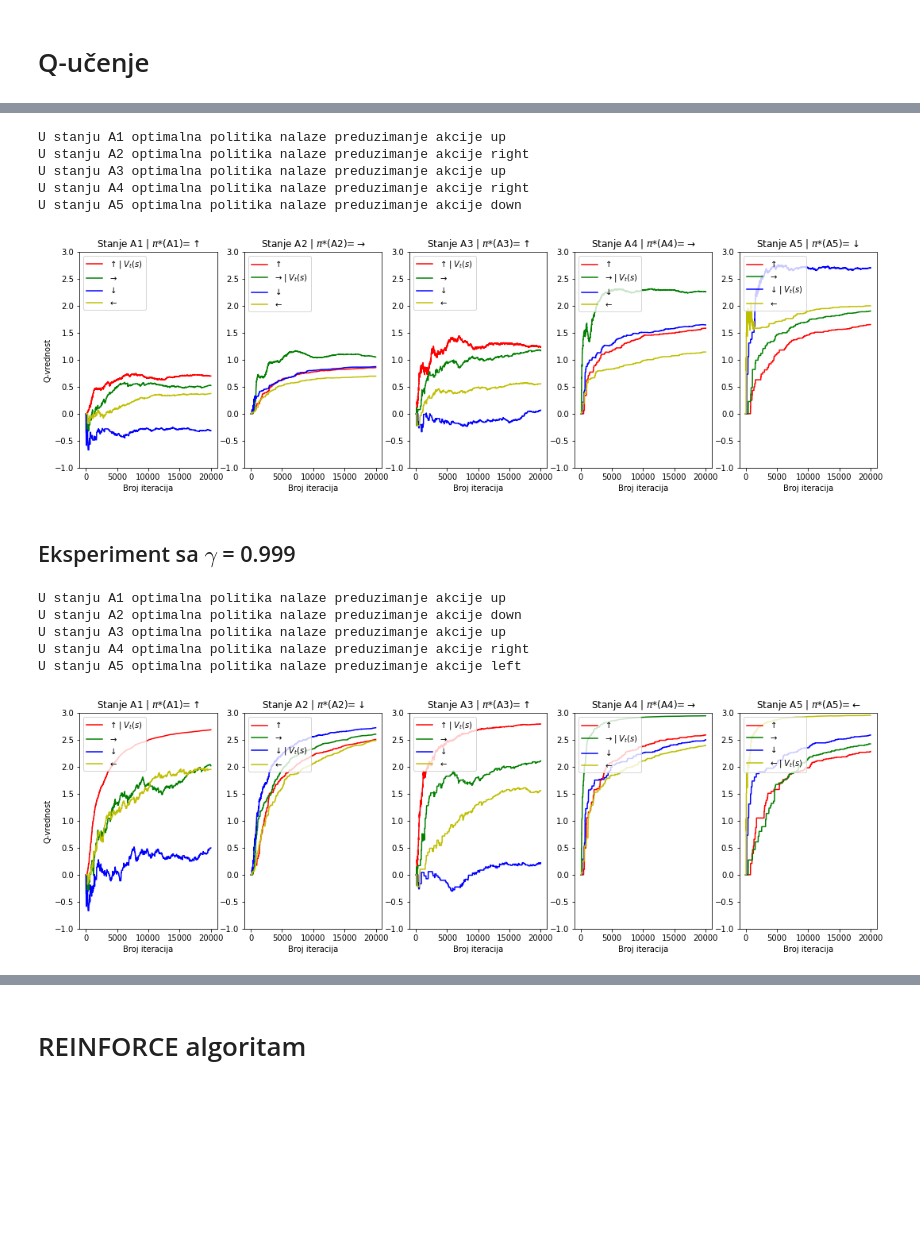
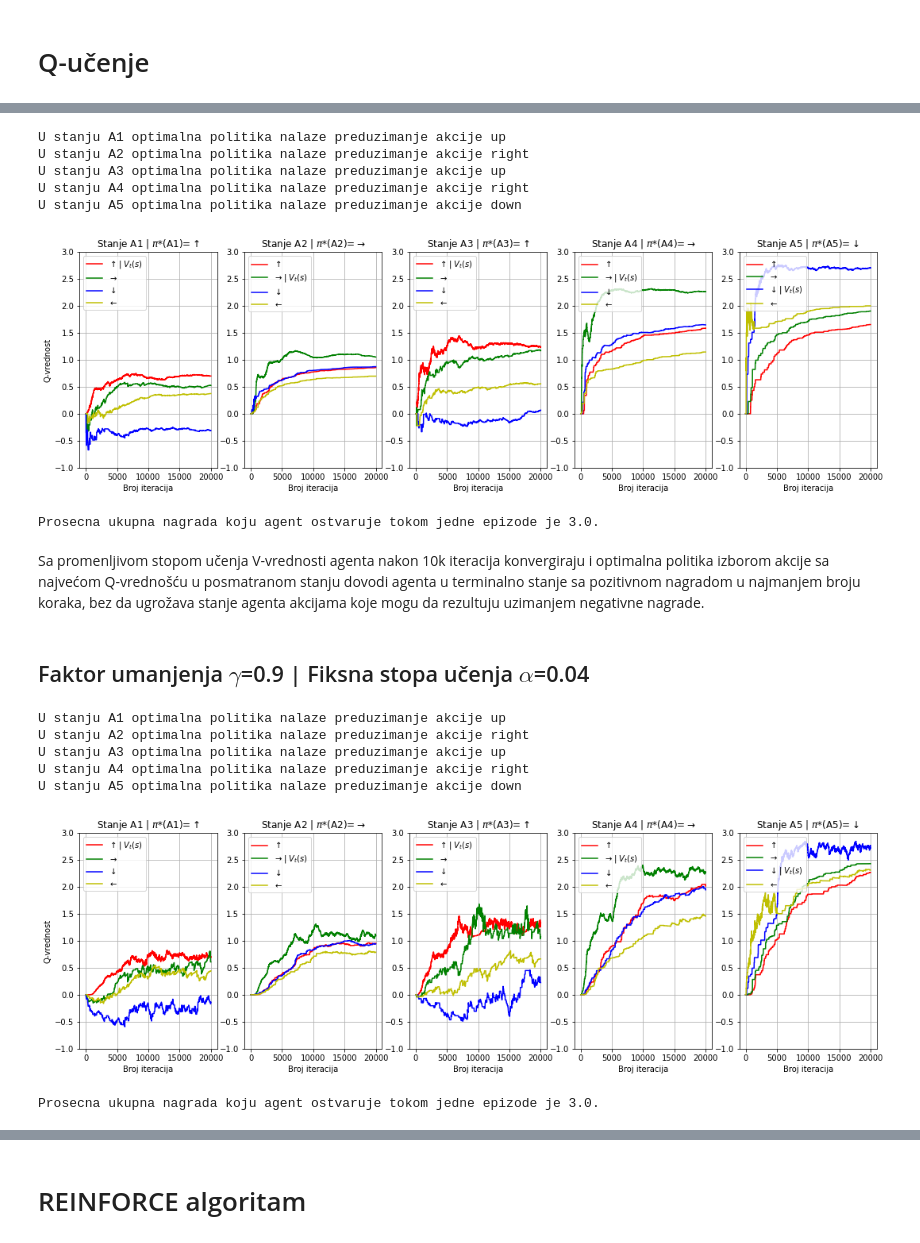
Before and after one commit to m-grbic/mu_dom05, a Jupyter notebook: main.ipynb, the cells around one changed output, grey strips where cells are left out. Cells and saved outputs as stored; diff of their text form; code cells hidden in the pictures; blank space fills up the shorter version.

```diff
--- a/main.ipynb
+++ b/main.ipynb
@@ -23,6 +11,14 @@ Prosecna ukupna nagrada koju agent ostvaruje tokom jedne epizode je 3.0.
 # %%
+# Kreiranje agenta
+agent = Qlearner()
+# Obučavanje agenta
+agent.learn()
+# Ispis optimalne politike
 agent.optimal_policy()
+# Prikaz Q-vrednosti kroz iteracije
 agent.visualize()
+# Prosečna nagrada po epizodi
+agent.repeat_epochs(10)
 # %% [output]
 U stanju A1 optimalna politika nalaze preduzimanje akcije up
 U stanju A2 optimalna politika nalaze preduzimanje akcije right
@@ -30,18 +26,29 @@ U stanju A3 optimalna politika nalaze preduzimanje akcije up
 U stanju A4 optimalna politika nalaze preduzimanje akcije right
 U stanju A5 optimalna politika nalaze preduzimanje akcije down
 [figure]
+Prosecna ukupna nagrada koju agent ostvaruje tokom jedne epizode je 3.0.
-# %% [markdown]
-## Eksperiment sa $\gamma$ = 0.999
-# %%
-del agent
-agent = Qlearner(gamma=0.999)
-agent.learn()
-agent.optimal_policy()
-agent.visualize()
-# %% [output]
-U stanju A1 optimalna politika nalaze preduzimanje akcije up
-U stanju A2 optimalna politika nalaze preduzimanje akcije down
-U stanju A3 optimalna politika nalaze preduzimanje akcije up
-U stanju A4 optimalna politika nalaze preduzimanje akcije right
-U stanju A5 optimalna politika nalaze preduzimanje akcije left
-[figure, removed]
+# %% [markdown]
+Sa promenljivom stopom učenja V-vrednosti agenta nakon 10k iteracija konvergiraju i optimalna politika izborom akcije sa najvećom Q-vrednošću u posmatranom stanju dovodi agenta u terminalno stanje sa pozitivnom nagradom u najmanjem broju koraka, bez da ugrožava stanje agenta akcijama koje mogu da rezultuju uzimanjem negativne nagrade.
+# %% [markdown]
+## Faktor umanjenja $\gamma$=0.9 | Fiksna stopa učenja $\alpha$=0.04
+# %%
+ # Brisanje prethodnog agenta
+del agent
+# Kreiranje agenta
+agent = Qlearner(lr=0.04)
+# Obučavanje agenta
+agent.learn()
+# Ispis optimalne politike
+agent.optimal_policy()
+# Prikaz Q-vrednosti kroz iteracije
+agent.visualize()
+# Prosečna nagrada po epizodi
+agent.repeat_epochs(10)
+# %% [output]
+U stanju A1 optimalna politika nalaze preduzimanje akcije up
+U stanju A2 optimalna politika nalaze preduzimanje akcije right
+U stanju A3 optimalna politika nalaze preduzimanje akcije up
+U stanju A4 optimalna politika nalaze preduzimanje akcije right
+U stanju A5 optimalna politika nalaze preduzimanje akcije down
+[figure, added]
+Prosecna ukupna nagrada koju agent ostvaruje tokom jedne epizode je 3.0.
```
Also changed, not shown: parts of 32 cells of this notebook, 4 other files.
